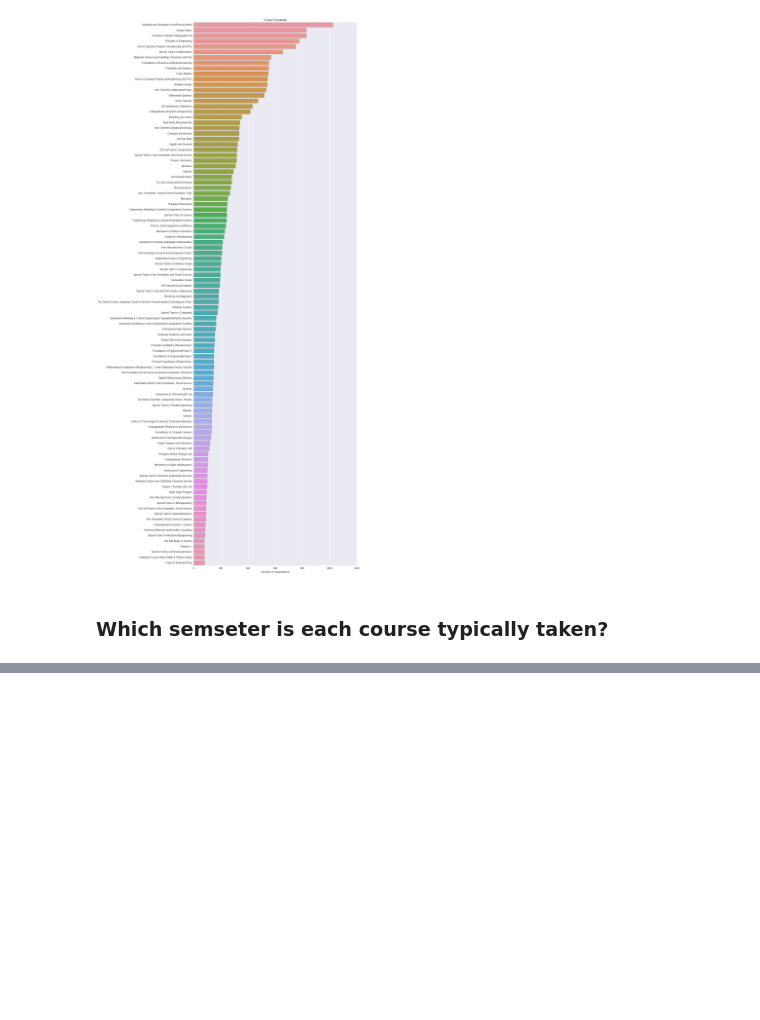
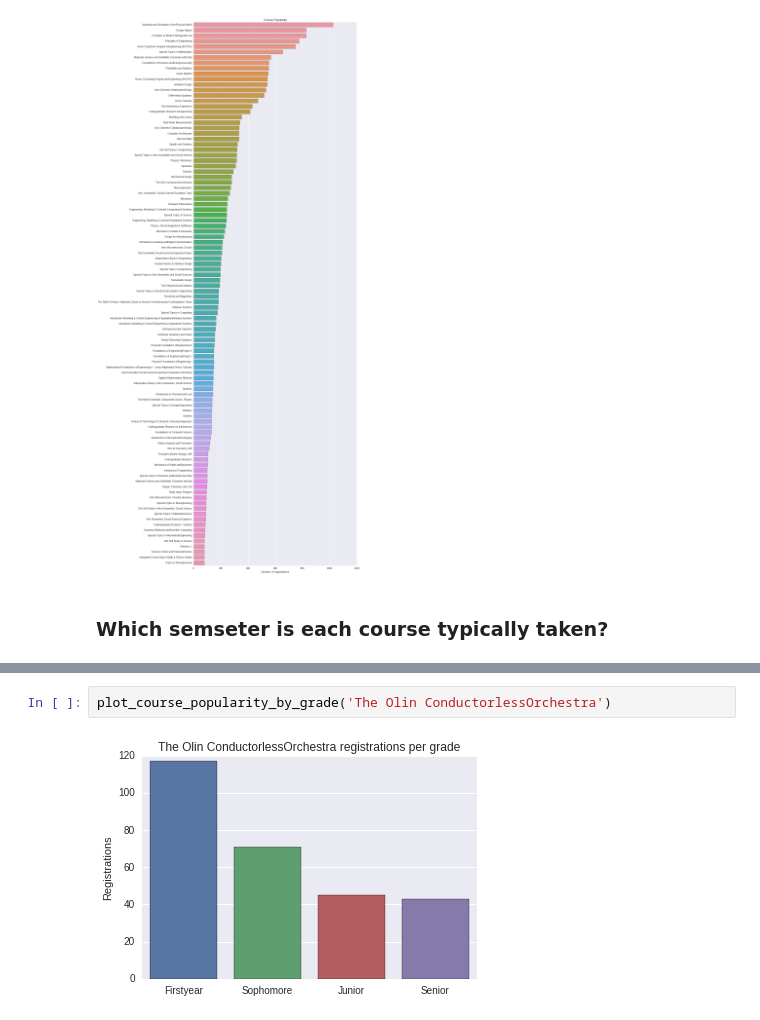
Before and after one commit to idgetto/DataScienceFinalProject, a Jupyter notebook: explore/isaac-exploration.ipynb, the cells around one changed output, grey strips where cells are left out. Cells and saved outputs as stored; diff of their text form; blank space fills up the shorter version.

```diff
--- a/explore/isaac-exploration.ipynb
+++ b/explore/isaac-exploration.ipynb
@@ -119,0 +156,4 @@ print course_semesters['Mechanics']
+# %%
+plot_course_popularity_by_grade('The Olin ConductorlessOrchestra')
+# %% [output]
+[figure, added]
```
Also changed, not shown: parts of 4 cells of this notebook.
